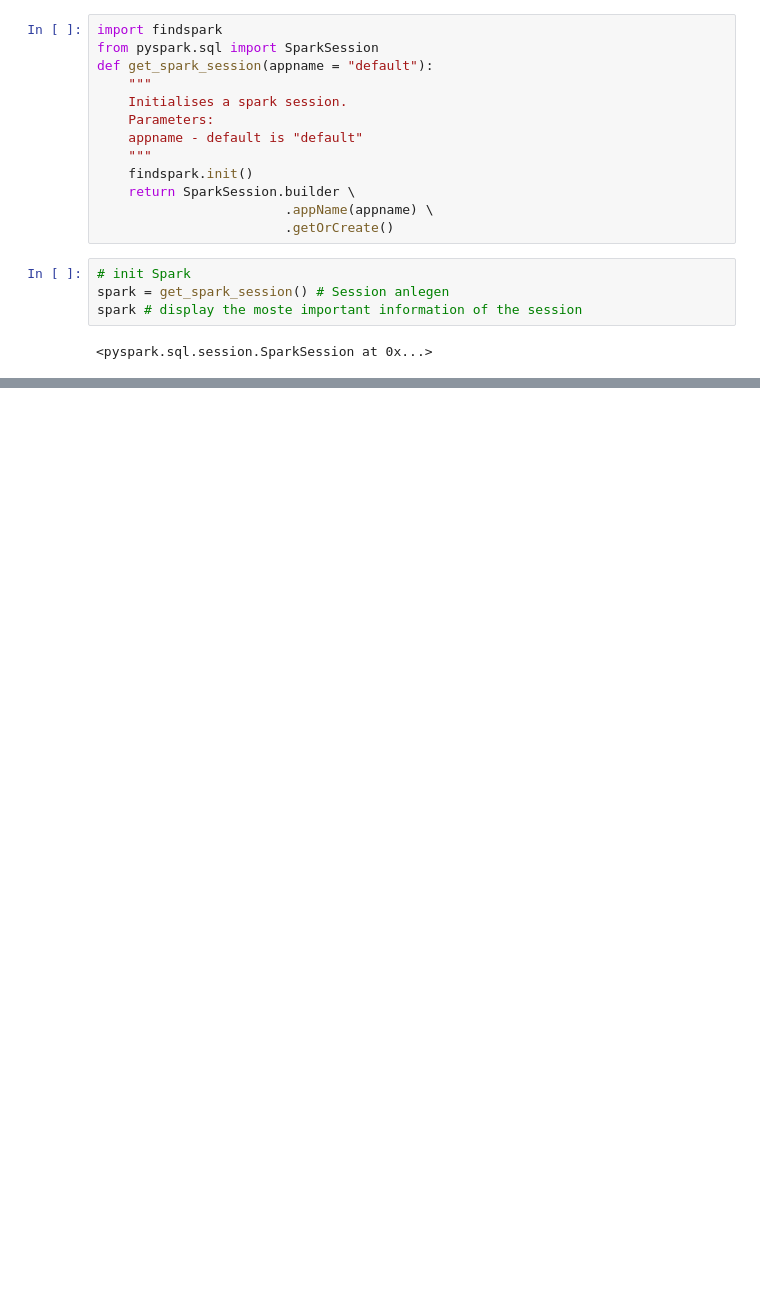
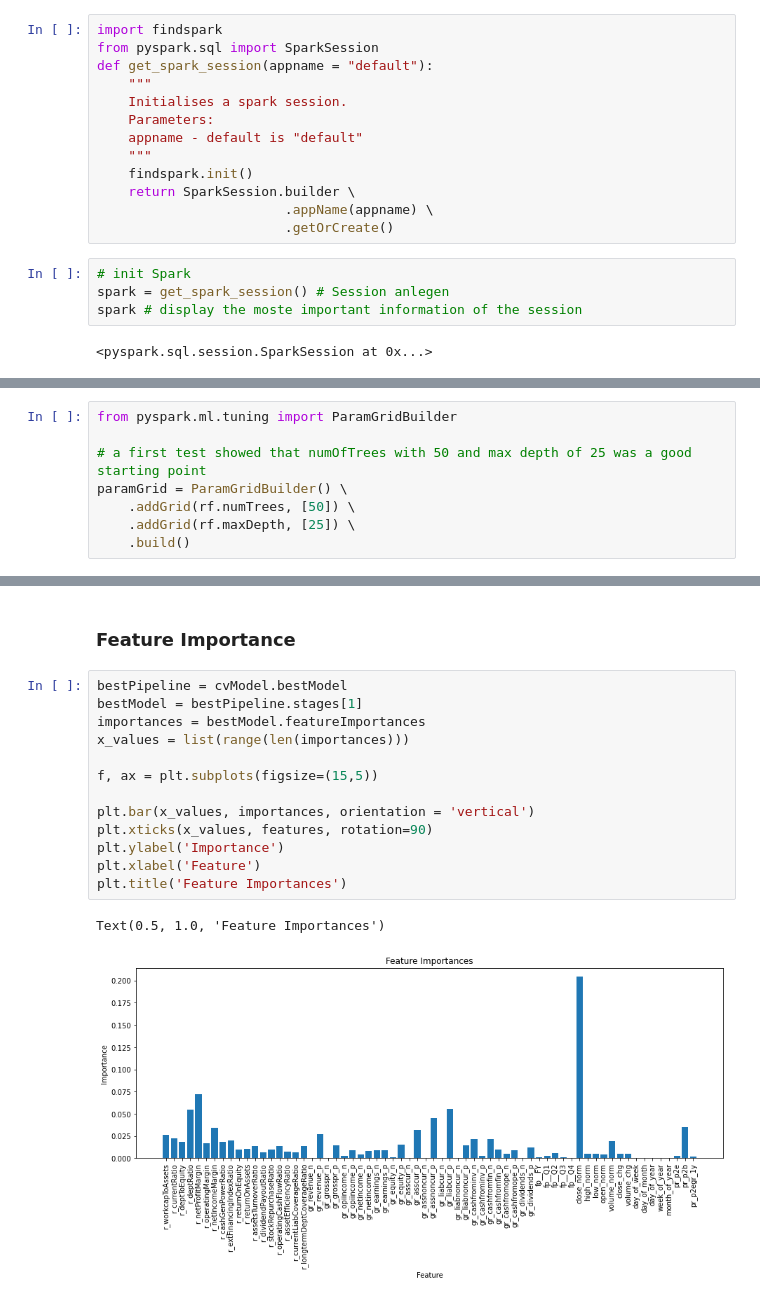
Before and after one commit to HansjoergW/bfh_mt_hs2020_robo_advisor, a Jupyter notebook: 02_train_model.ipynb, the cells around one changed output, grey strips where cells are left out. Drawn from its saved outputs; the diff is of its cells as text; blank space fills up the shorter version.

```diff
--- a/02_train_model.ipynb
+++ b/02_train_model.ipynb
@@ -33,0 +116,8 @@ dfparquet
+# %%
+from pyspark.ml.tuning import ParamGridBuilder
+
+# a first test showed that numOfTrees with 50 and max depth of 25 was a good starting point
+paramGrid = ParamGridBuilder() \
+    .addGrid(rf.numTrees, [50]) \
+    .addGrid(rf.maxDepth, [25]) \
+    .build()
@@ -33,0 +172,18 @@ dfparquet
+# %% [markdown]
+### Feature Importance
+# %%
+bestPipeline = cvModel.bestModel
+bestModel = bestPipeline.stages[1]
+importances = bestModel.featureImportances
+x_values = list(range(len(importances)))
+
+f, ax = plt.subplots(figsize=(15,5))
+
+plt.bar(x_values, importances, orientation = 'vertical')
+plt.xticks(x_values, features, rotation=90)
+plt.ylabel('Importance')
+plt.xlabel('Feature')
+plt.title('Feature Importances')
+# %% [output]
+Text(0.5, 1.0, 'Feature Importances')
+[figure, added]
```
Also changed, not shown: parts of 57 cells of this notebook, 1 other file.
